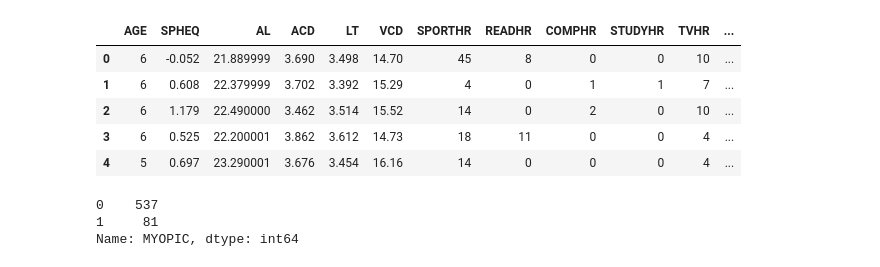
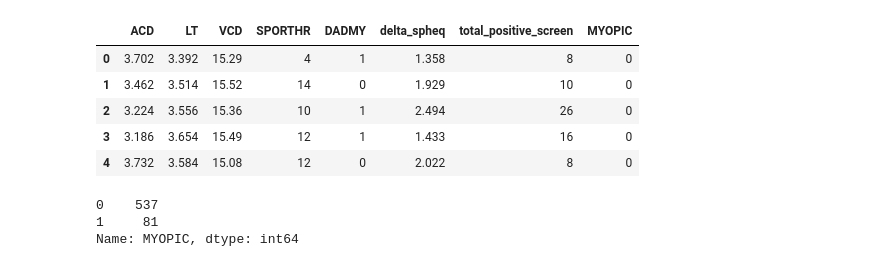
Before and after one commit to ejw-data/ml-myopia, a Jupyter notebook: clustering/myopia-pca-kMeans-KNN.ipynb, the cells around one changed output. Drawn from its saved outputs; the diff is of its cells as text; code cells hidden in the pictures.

```diff
--- a/clustering/myopia-pca-kMeans-KNN.ipynb
+++ b/clustering/myopia-pca-kMeans-KNN.ipynb
@@ -13,16 +14,16 @@ from sklearn.metrics import accuracy_score
 from sklearn.metrics import confusion_matrix, classification_report
 # %%
 # Loading data
-file_path = Path("data/myopia.csv")
+file_path = Path("../eda/reduced_filtered_df.csv")
 df = pd.read_csv(file_path)
 df.head(5)
 # %% [output]
-|  | AGE | SPHEQ | AL | ACD | LT | VCD | SPORTHR | READHR | COMPHR | STUDYHR | TVHR | ... |
-| 0 | 6 | -0.052 | 21.889999 | 3.690 | 3.498 | 14.70 | 45 | 8 | 0 | 0 | 10 | ... |
-| 1 | 6 | 0.608 | 22.379999 | 3.702 | 3.392 | 15.29 | 4 | 0 | 1 | 1 | 7 | ... |
-| 2 | 6 | 1.179 | 22.490000 | 3.462 | 3.514 | 15.52 | 14 | 0 | 2 | 0 | 10 | ... |
-| 3 | 6 | 0.525 | 22.200001 | 3.862 | 3.612 | 14.73 | 18 | 11 | 0 | 0 | 4 | ... |
-| 4 | 5 | 0.697 | 23.290001 | 3.676 | 3.454 | 16.16 | 14 | 0 | 0 | 0 | 4 | ... |
+|  | ACD | LT | VCD | SPORTHR | DADMY | delta_spheq | total_positive_screen | MYOPIC |
+| 0 | 3.702 | 3.392 | 15.29 | 4 | 1 | 1.358 | 8 | 0 |
+| 1 | 3.462 | 3.514 | 15.52 | 14 | 0 | 1.929 | 10 | 0 |
+| 2 | 3.224 | 3.556 | 15.36 | 10 | 1 | 2.494 | 26 | 0 |
+| 3 | 3.186 | 3.654 | 15.49 | 12 | 1 | 1.433 | 16 | 0 |
+| 4 | 3.732 | 3.584 | 15.08 | 12 | 0 | 2.022 | 8 | 0 |
 # %%
 # Check dataset balance
 df["MYOPIC"].value_counts()
```
Also changed, not shown: parts of 1 cell of this notebook, 4 other files.
